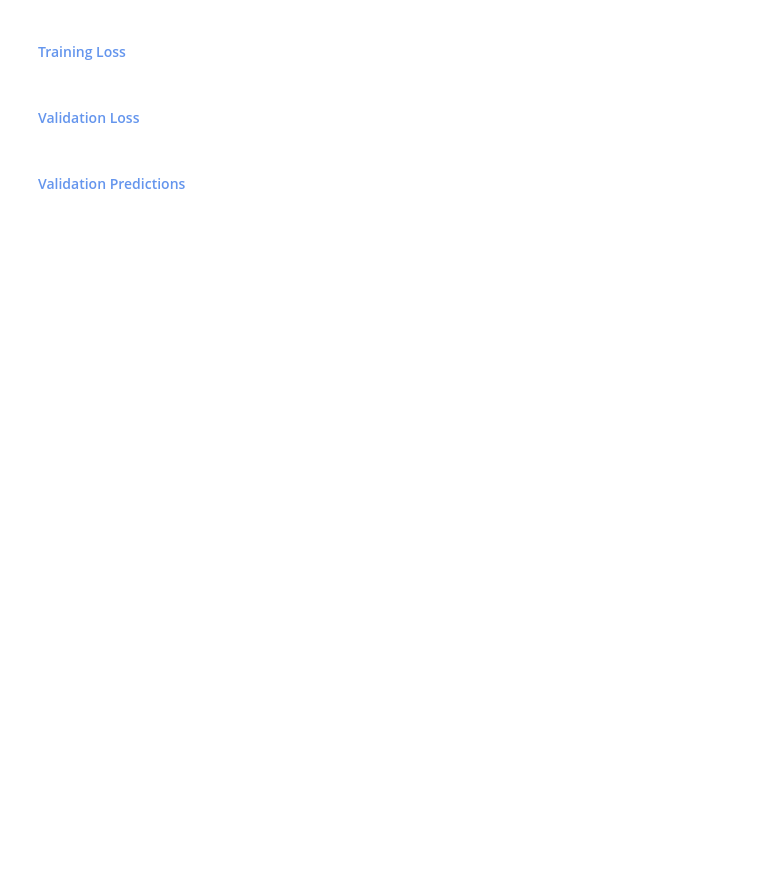
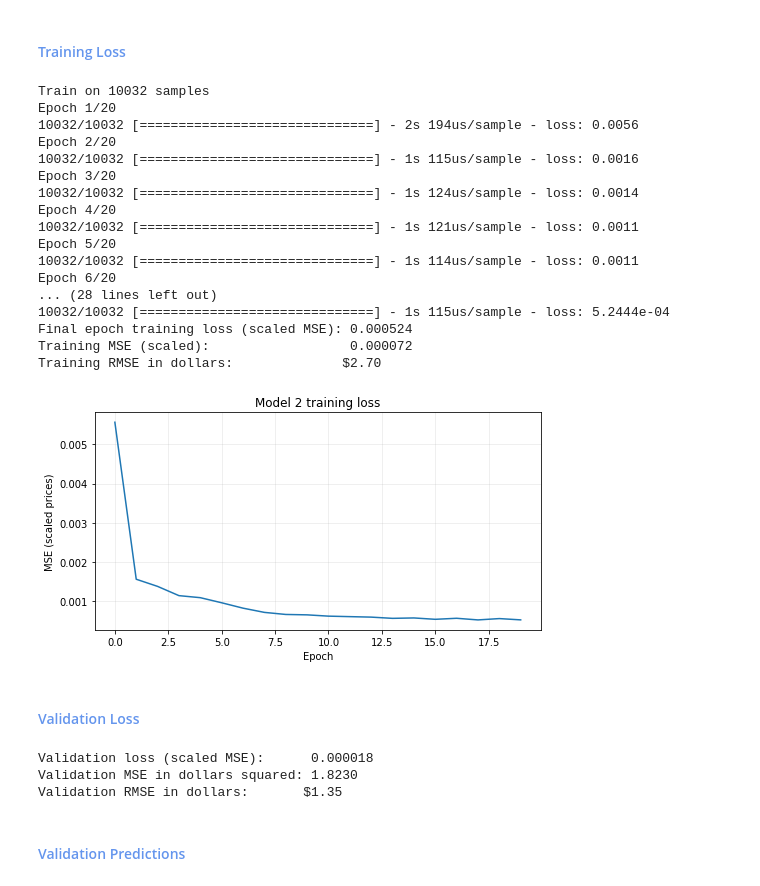
Before and after one commit to AylieNagler/Stock-Price-Predictions, a Jupyter notebook: NOTEBOOK/asg5_Group2_AylieLapierreNagler_AnikaViado_QlirimTeneqja_ArsiKharghani.ipynb, the cells around one changed output. Drawn from its saved outputs; the diff is of its cells as text; code cells hidden in the pictures; blank space fills up the shorter version.

Commit message:
Add Model 2

```diff
--- a/NOTEBOOK/asg5_Group2_AylieLapierreNagler_AnikaViado_QlirimTeneqja_ArsiKharghani.ipynb
+++ b/NOTEBOOK/asg5_Group2_AylieLapierreNagler_AnikaViado_QlirimTeneqja_ArsiKharghani.ipynb
@@ -371,0 +375,15 @@ the final training epoch recored a scaled MSE of **0.000506**. the training metr
+# %%
+model_2 = keras.Sequential([
+    keras.layers.Input(shape=(look_back, 1)),
+    keras.layers.Conv1D(filters=64, kernel_size=3, activation='relu'),
+    keras.layers.SimpleRNN(64, return_sequences=True),
+    keras.layers.SimpleRNN(32),
+    keras.layers.Dropout(0.20),
+    keras.layers.Dense(1),
+], name="Model_2")
+
+model_2.compile(
+    optimizer=keras.optimizers.Adam(learning_rate=0.001),
+    loss='mean_squared_error'
+)
+model_2.summary()
@@ -372,6 +409,50 @@ the final training epoch recored a scaled MSE of **0.000506**. the training metr
 # %% [markdown]
 #### <span style="color:cornflowerblue">Training Loss</span>
+# %%
+history_2 = train_model(model_2, X_train_scaled, y_train_scaled, epochs=20, batch_size=32)
+train_results_2 = evaluate(model_2, X_train_scaled, y_train_scaled)
+
+print(f"Final epoch training loss (scaled MSE): {history_2.history['loss'][-1]:.6f}")
+print(f"Training MSE (scaled):                  {train_results_2['scaled_loss']:.6f}")
+print(f"Training RMSE in dollars:              ${train_results_2['rmse_dollars']:.2f}")
+
+plt.figure(figsize=(8, 4))
+plt.plot(history_2.history["loss"])
+plt.title("Model 2 training loss")
+plt.xlabel("Epoch")
+plt.ylabel("MSE (scaled prices)")
+plt.grid(alpha=0.25)
+plt.show()
+# %% [output]
+Train on 10032 samples
+Epoch 1/20
+10032/10032 [==============================] - 2s 194us/sample - loss: 0.0056
+Epoch 2/20
+10032/10032 [==============================] - 1s 115us/sample - loss: 0.0016
+Epoch 3/20
+10032/10032 [==============================] - 1s 124us/sample - loss: 0.0014
+Epoch 4/20
+10032/10032 [==============================] - 1s 121us/sample - loss: 0.0011
+Epoch 5/20
+10032/10032 [==============================] - 1s 114us/sample - loss: 0.0011
+Epoch 6/20
+... (28 lines left out)
+10032/10032 [==============================] - 1s 115us/sample - loss: 5.2444e-04
+Final epoch training loss (scaled MSE): 0.000524
+Training MSE (scaled):                  0.000072
+Training RMSE in dollars:              $2.70
+[figure, added]
 # %% [markdown]
 #### <span style="color:cornflowerblue">Validation Loss</span>
+# %%
+val_results_2 = evaluate(model_2, X_val_scaled, y_val_scaled)
+
+print(f"Validation loss (scaled MSE):      {val_results_2['scaled_loss']:.6f}")
+print(f"Validation MSE in dollars squared: {val_results_2['mse_dollars']:.4f}")
+print(f"Validation RMSE in dollars:       ${val_results_2['rmse_dollars']:.2f}")
+# %% [output]
+Validation loss (scaled MSE):      0.000018
+Validation MSE in dollars squared: 1.8230
+Validation RMSE in dollars:       $1.35
 # %% [markdown]
 #### <span style="color:cornflowerblue">Validation Predictions</span>
```
Also changed, not shown: parts of 7 cells of this notebook.
